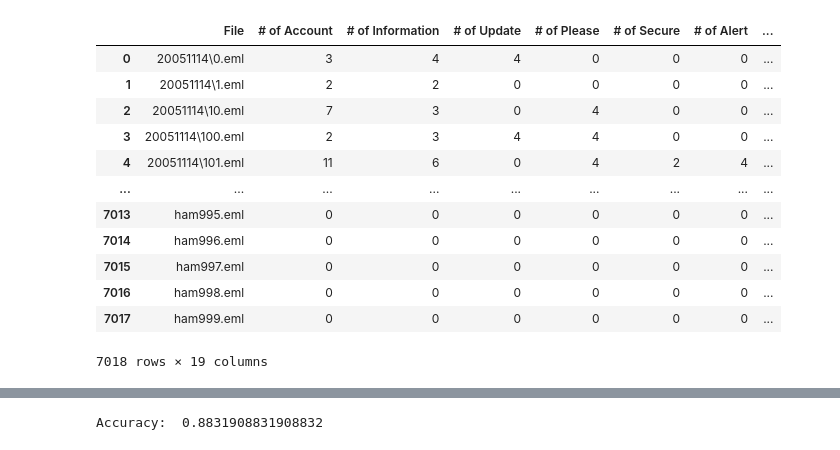
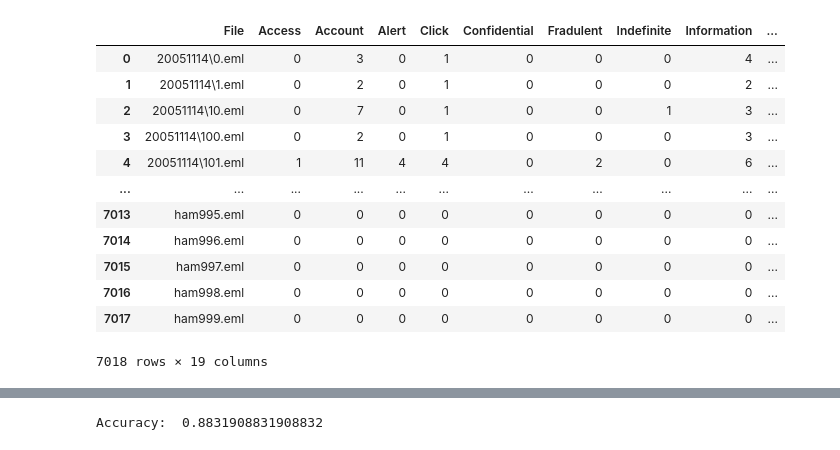
Before and after one commit to Codes-By-Eli/Thesis-Project-2022-2023, a Jupyter notebook: runningEmailDataset.ipynb, the cells around one changed output, grey strips where cells are left out. Cells and saved outputs as stored; diff of their text form; code cells hidden in the pictures.

```diff
--- a/runningEmailDataset.ipynb
+++ b/runningEmailDataset.ipynb
@@ -1,42 +1,42 @@
 # %%
 '''
 Importing necessary libraries for testing
 '''
 
 import numpy as np
 import pandas as pd
 from sklearn import datasets
 
 import seaborn as sns
 import matplotlib.pyplot as plt
 %matplotlib inline
 
 from sklearn.model_selection import train_test_split
 from sklearn.model_selection import cross_val_score
 
 from sklearn.neighbors import KNeighborsClassifier
 from sklearn.tree import DecisionTreeClassifier
 from sklearn import svm
 from sklearn.linear_model import LogisticRegression
 
 from sklearn import metrics
 from sklearn import tree
 
-df = pd.read_csv('ham_and_phish.csv')
+df = pd.read_csv('./csv/ham_and_phish.csv')
 df
 # %% [output]
-|  | File | # of Account | # of Information | # of Update | # of Please | # of Secure | # of Alert | ... |
-| 0 | 20051114\0.eml | 3 | 4 | 4 | 0 | 0 | 0 | ... |
-| 1 | 20051114\1.eml | 2 | 2 | 0 | 0 | 0 | 0 | ... |
-| 2 | 20051114\10.eml | 7 | 3 | 0 | 4 | 0 | 0 | ... |
-| 3 | 20051114\100.eml | 2 | 3 | 4 | 4 | 0 | 0 | ... |
-| 4 | 20051114\101.eml | 11 | 6 | 0 | 4 | 2 | 4 | ... |
-| ... | ... | ... | ... | ... | ... | ... | ... | ... |
-| 7013 | ham995.eml | 0 | 0 | 0 | 0 | 0 | 0 | ... |
-| 7014 | ham996.eml | 0 | 0 | 0 | 0 | 0 | 0 | ... |
-| 7015 | ham997.eml | 0 | 0 | 0 | 0 | 0 | 0 | ... |
-| 7016 | ham998.eml | 0 | 0 | 0 | 0 | 0 | 0 | ... |
-| 7017 | ham999.eml | 0 | 0 | 0 | 0 | 0 | 0 | ... |
+|  | File | Access | Account | Alert | Click | Confidential | Fradulent | Indefinite | Information | ... |
+| 0 | 20051114\0.eml | 0 | 3 | 0 | 1 | 0 | 0 | 0 | 4 | ... |
+| 1 | 20051114\1.eml | 0 | 2 | 0 | 1 | 0 | 0 | 0 | 2 | ... |
+| 2 | 20051114\10.eml | 0 | 7 | 0 | 1 | 0 | 0 | 1 | 3 | ... |
+| 3 | 20051114\100.eml | 0 | 2 | 0 | 1 | 0 | 0 | 0 | 3 | ... |
+| 4 | 20051114\101.eml | 1 | 11 | 4 | 4 | 0 | 2 | 0 | 6 | ... |
+| ... | ... | ... | ... | ... | ... | ... | ... | ... | ... | ... |
+| 7013 | ham995.eml | 0 | 0 | 0 | 0 | 0 | 0 | 0 | 0 | ... |
+| 7014 | ham996.eml | 0 | 0 | 0 | 0 | 0 | 0 | 0 | 0 | ... |
+| 7015 | ham997.eml | 0 | 0 | 0 | 0 | 0 | 0 | 0 | 0 | ... |
+| 7016 | ham998.eml | 0 | 0 | 0 | 0 | 0 | 0 | 0 | 0 | ... |
+| 7017 | ham999.eml | 0 | 0 | 0 | 0 | 0 | 0 | 0 | 0 | ... |
 7018 rows × 19 columns
 # %%
 '''
```
Also changed, not shown: parts of 5 cells of this notebook, 5 other files.
